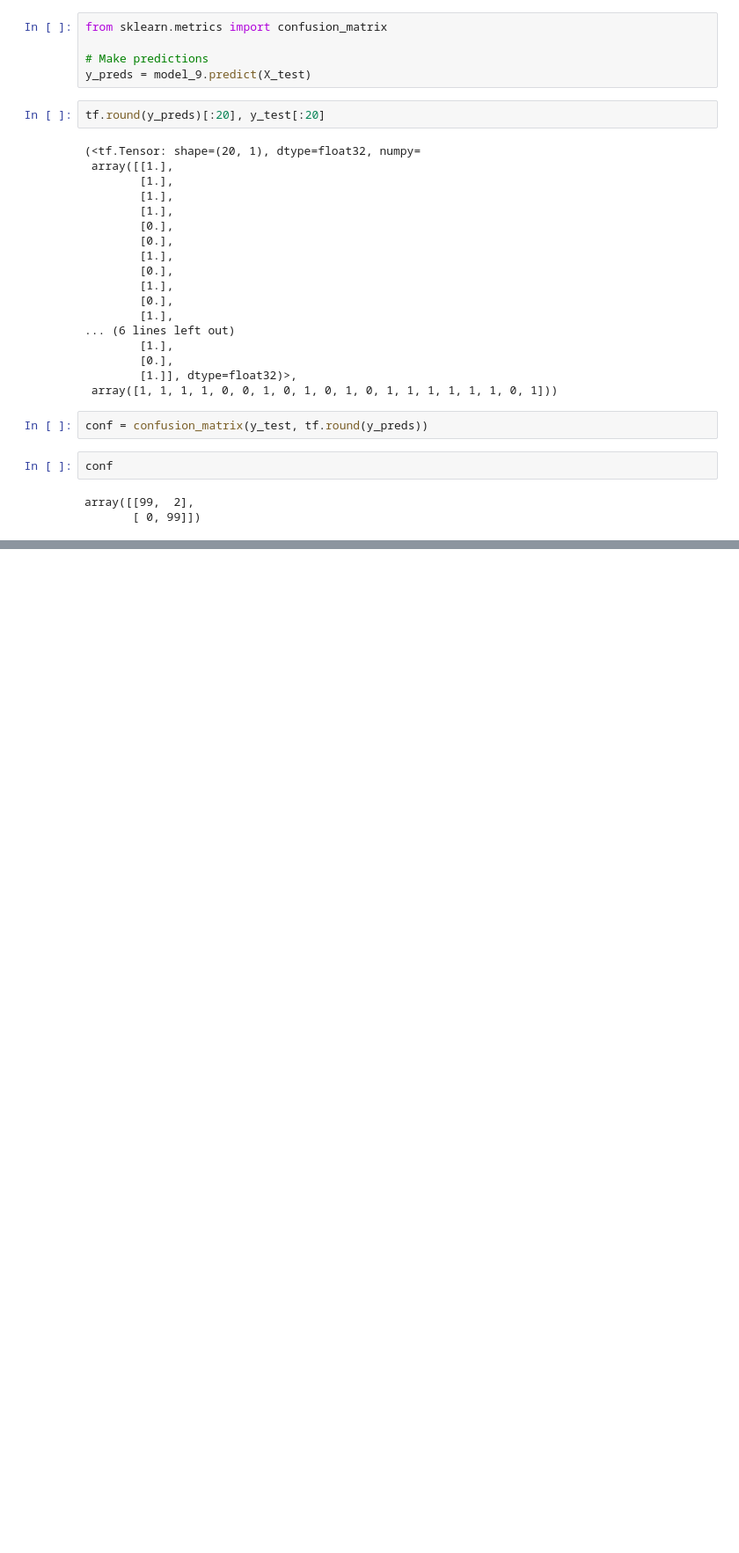
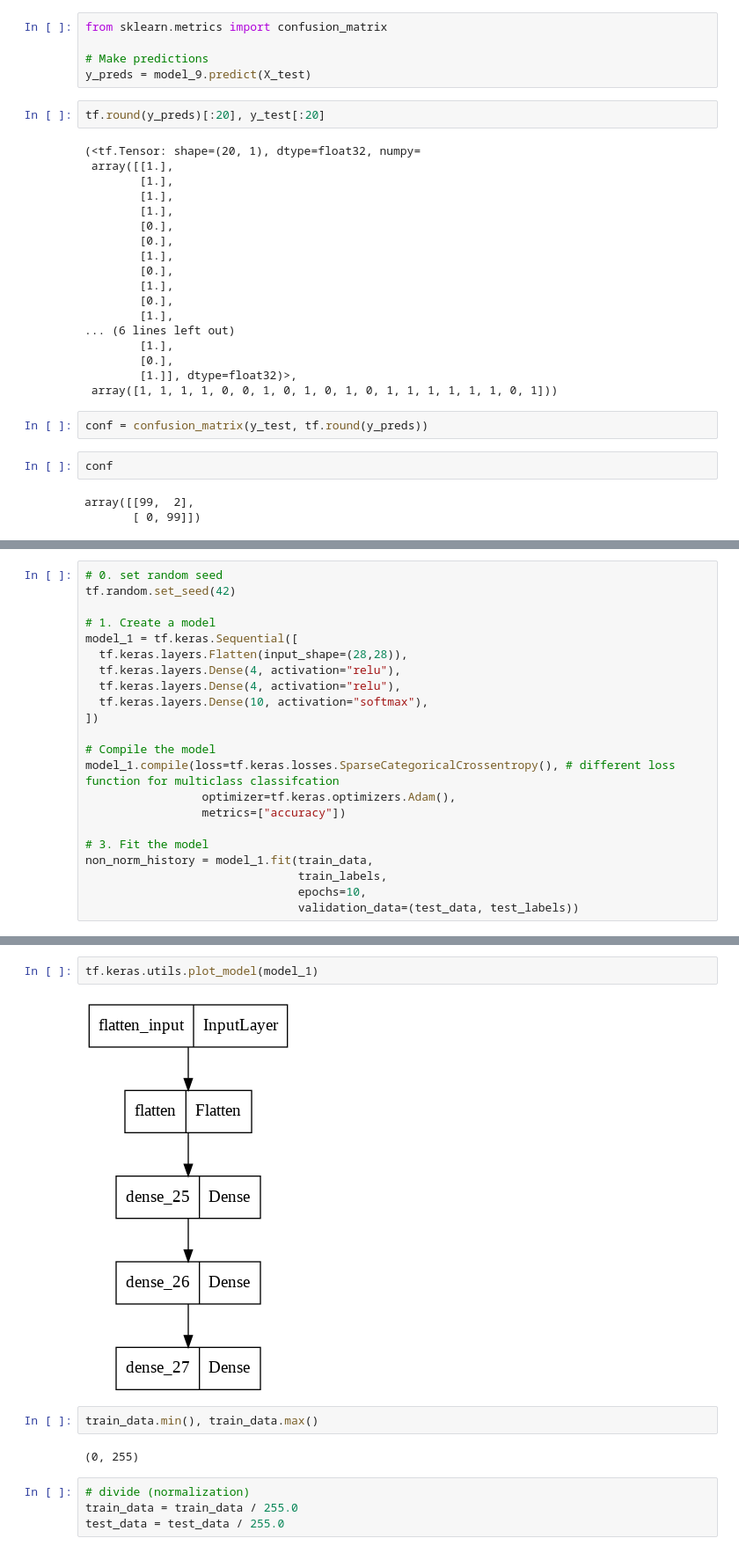
Before and after one commit to milioe/Moravec, a Jupyter notebook: 2_Classification.ipynb, the cells around one changed output, grey strips where cells are left out. Shown at 88% size. Drawn from its saved outputs; the diff is of its cells as text; blank space fills up the shorter version.

```diff
--- a/2_Classification.ipynb
+++ b/2_Classification.ipynb
@@ -772,0 +877,22 @@ fig.show();
+# %%
+# 0. set random seed
+tf.random.set_seed(42)
+
+# 1. Create a model
+model_1 = tf.keras.Sequential([
+  tf.keras.layers.Flatten(input_shape=(28,28)),
+  tf.keras.layers.Dense(4, activation="relu"),
+  tf.keras.layers.Dense(4, activation="relu"),
+  tf.keras.layers.Dense(10, activation="softmax"),
+])
+
+# Compile the model
+model_1.compile(loss=tf.keras.losses.SparseCategoricalCrossentropy(), # different loss function for multiclass classifcation
+                 optimizer=tf.keras.optimizers.Adam(),
+                 metrics=["accuracy"])
+
+# 3. Fit the model
+non_norm_history = model_1.fit(train_data,
+                               train_labels,
+                               epochs=10,
+                               validation_data=(test_data, test_labels))
@@ -772,0 +940,12 @@ fig.show();
+# %%
+tf.keras.utils.plot_model(model_1)
+# %% [output]
+[figure, added]
+# %%
+train_data.min(), train_data.max()
+# %% [output]
+(0, 255)
+# %%
+# divide (normalization)
+train_data = train_data / 255.0
+test_data = test_data / 255.0
```
Also changed, not shown: parts of 40 cells of this notebook.
